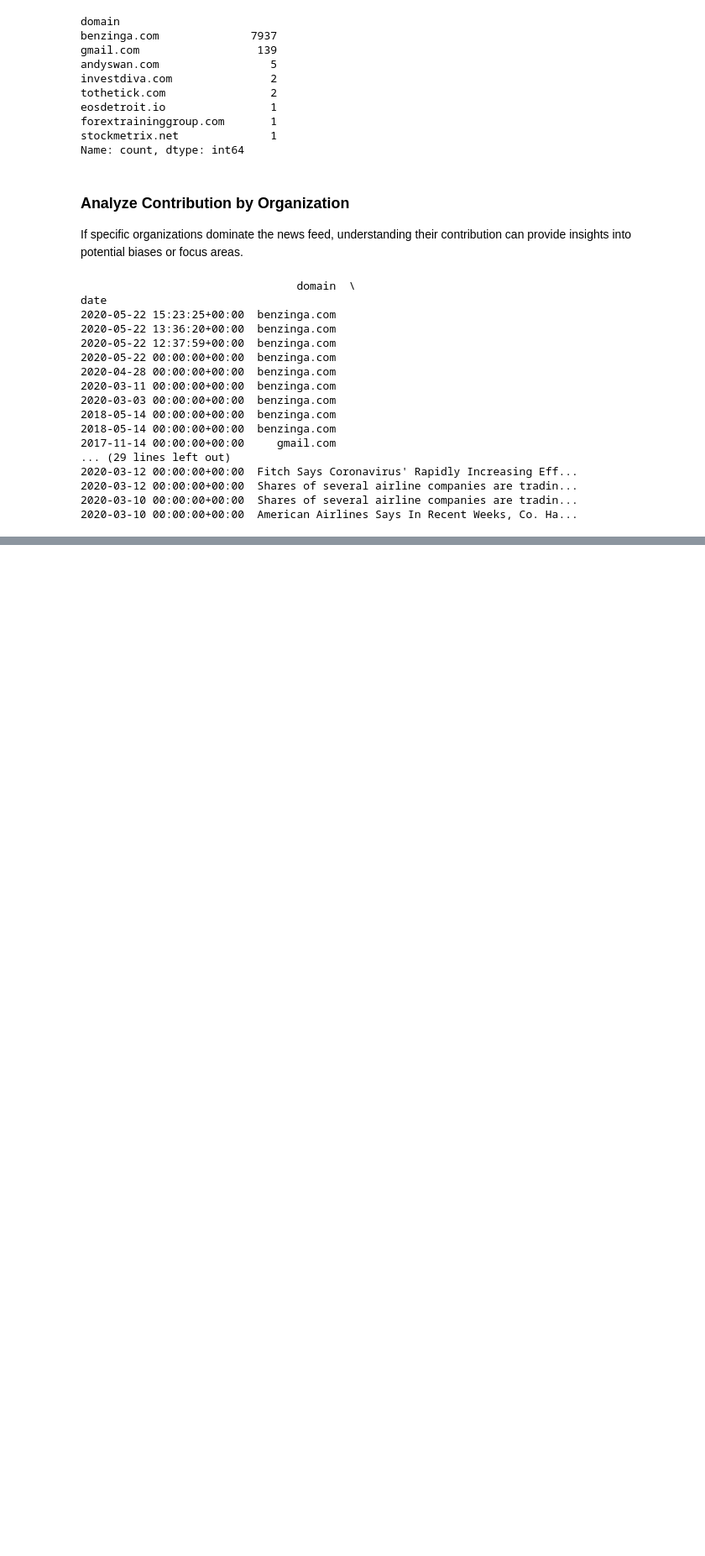
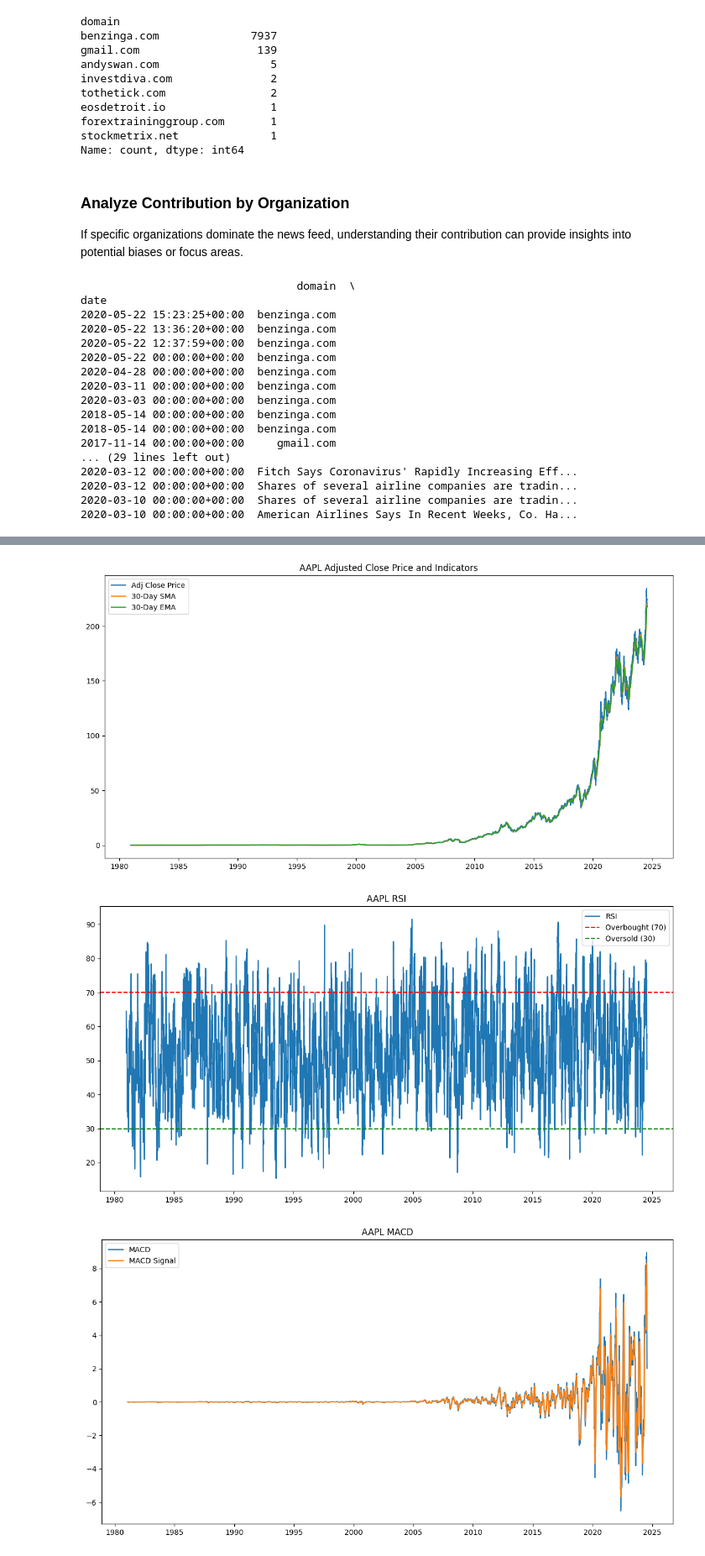
Before and after one commit to kecheste/KifiyaAI-W1, a Jupyter notebook: notebooks/EDA Analysis.ipynb, the cells around one changed output, grey strips where cells are left out. Shown at 84% size. Cells and saved outputs as stored; diff of their text form; code cells hidden in the pictures; blank space fills up the shorter version.

```diff
--- a/notebooks/EDA Analysis.ipynb
+++ b/notebooks/EDA Analysis.ipynb
@@ -395,0 +453,11 @@ date
+# %%
+for name, df in dataframes.items():
+    # Convert the 'Date' column to datetime
+    df['Date'] = pd.to_datetime(df['Date'])
+
+    # Set the 'Date' column as the index
+    df.set_index('Date', inplace=True)
+
+    # Update the dataframe in the dictionary
+    dataframes[name] = df
+    print(df.head())
@@ -395,0 +578,32 @@ date
+# %%
+def plot_stock_data(df, title):
+    plt.figure(figsize=(14, 7))
+    plt.plot(df.index, df['Adj Close'], label='Adj Close Price')
+    plt.plot(df.index, df['SMA'], label='30-Day SMA')
+    plt.plot(df.index, df['EMA'], label='30-Day EMA')
+    plt.title(f'{title} Adjusted Close Price and Indicators')
+    plt.legend()
+    plt.show()
+
+    plt.figure(figsize=(14, 7))
+    plt.plot(df.index, df['RSI'], label='RSI')
+    plt.axhline(70, color='red', linestyle='--', label='Overbought (70)')
+    plt.axhline(30, color='green', linestyle='--', label='Oversold (30)')
+    plt.title(f'{title} RSI')
+    plt.legend()
+    plt.show()
+
+    plt.figure(figsize=(14, 7))
+    plt.plot(df.index, df['MACD'], label='MACD')
+    plt.plot(df.index, df['MACD_signal'], label='MACD Signal')
+    plt.title(f'{title} MACD')
+    plt.legend()
+    plt.show()
+# %%
+# Plot the data for each stock
+for name, df in dataframes.items():
+    plot_stock_data(df, name)
+# %% [output]
+[figure, added]
+[figure, added]
+[figure, added]
```
Also changed, not shown: parts of 34 cells of this notebook, 2 other files.
